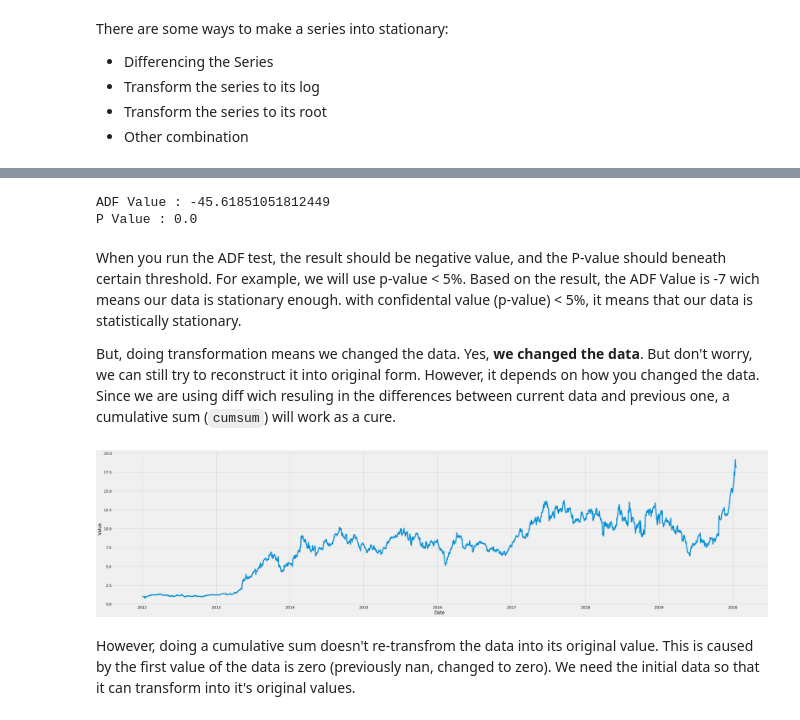
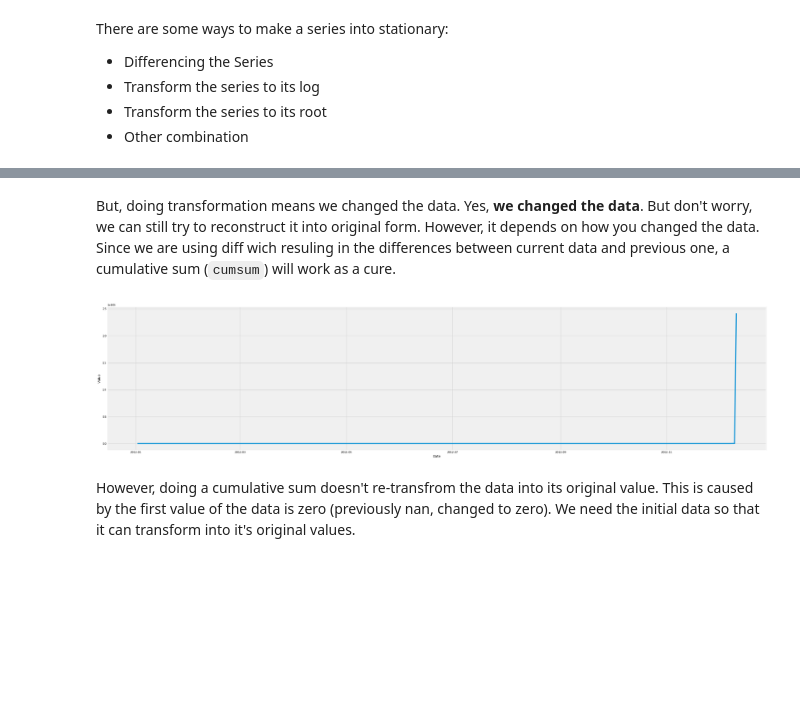
Before and after one commit to iqbalbasyar/time-series-analysis-with-python, a Jupyter notebook: Timeseries Analysis.ipynb, the cells around one changed output, grey strips where cells are left out. Saved outputs shown, nothing was run; the diff lists cells and outputs as text; code cells hidden in the pictures; blank space fills up the shorter version.

```diff
--- a/Timeseries Analysis.ipynb
+++ b/Timeseries Analysis.ipynb
@@ -204,5 +227,5 @@ since our data is additive, let's try to difference it using `.diff` method.
 # %%
-tesla_st = tesla.apply(np.log).diff(1)
+tesla_st = tesla.diff(1).fillna(0)
 tesla_st.head()
 # %% [output]
 | Attributes | Adj Close | Close | High | Low | Open | Volume |
@@ -217,3 +237,0 @@ If we see, the first data values will be missing since there are no data beforeh
-# %%
-tesla_st = tesla_st.fillna(0)
-tesla_st.head()
@@ -253,22 +238,11 @@ Let's try using ADF, the most common way to test stationarity.
-# %%
-from statsmodels.tsa.stattools import adfuller
-adf_test = adfuller(tesla_st['Close'])
-print(f"""
-ADF Value : {adf_test[0]}
-P Value : {adf_test[1]}
-""")
-# %% [output]
-ADF Value : -45.61851051812449
-P Value : 0.0
 # %% [markdown]
-When you run the ADF test, the result should be negative value, and the P-value should beneath certain threshold. For example, we will use p-value < 5%. Based on the result, the ADF Value is -7 wich means our data is stationary enough. with confidental value (p-value) < 5%, it means that our data is statistically stationary.
-
 But, doing transformation means we changed the data. Yes, **we changed the data**. But don't worry, we can still try to reconstruct it into original form. However, it depends on how you changed the data. Since we are using diff wich resuling in the differences between current data and previous one, a cumulative sum (`cumsum`) will work as a cure.
 # %%
 tesla_reconstruct = tesla_st.copy()
-tesla_reconstruct = tesla_reconstruct.cumsum().apply(np.exp)
+# tesla_reconstruct = tesla_reconstruct.cumsum().apply(np.exp)
+tesla_reconstruct = tesla_reconstruct.cumsum()
 plot_df(tesla_reconstruct, tesla_reconstruct.index, tesla_reconstruct.cumsum().apply(np.exp)['Close'])
 # %% [output]
-[figure, old version]
+[figure, new version]
 # %% [markdown]
 However, doing a cumulative sum doesn't re-transfrom the data into its original value. This is caused by the first value of the data is zero (previously nan, changed to zero). We need the initial data so that it can transform into it's original values.
```
Also changed, not shown: parts of 61 cells of this notebook.
